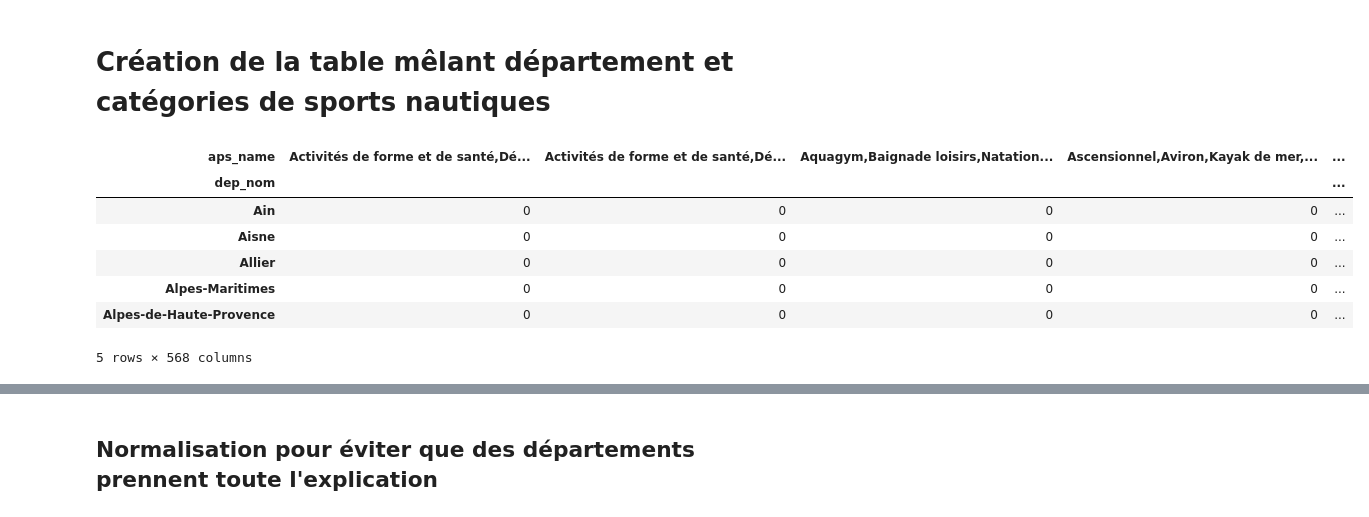
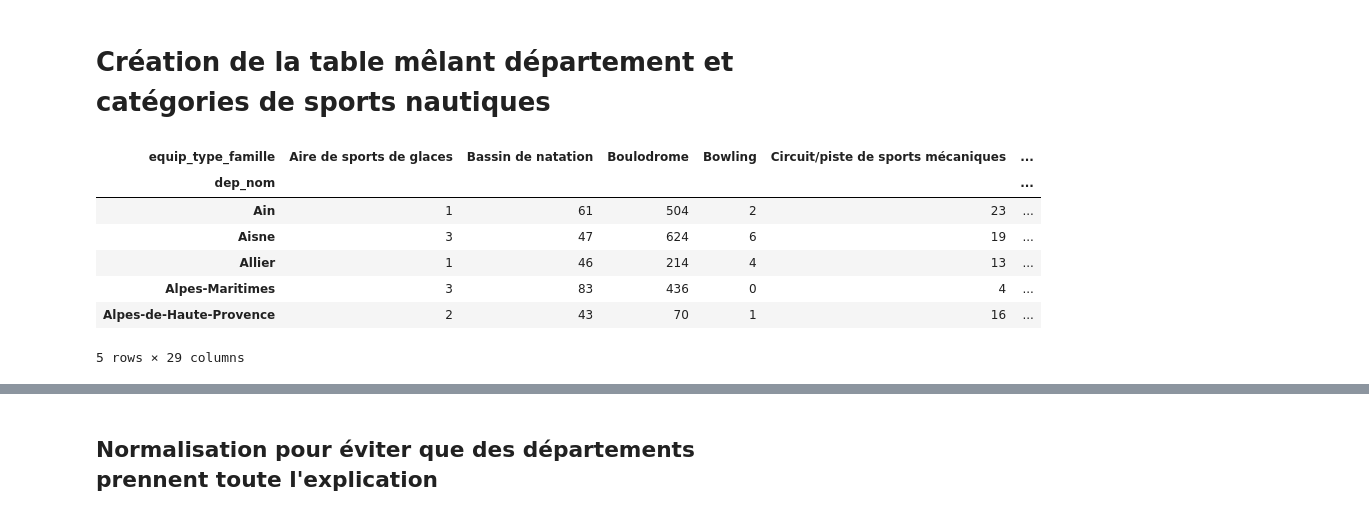
Before and after one commit to LR-Matteo/Projet-Final-Python-DataScience, a Jupyter notebook: matteo.ipynb, the cells around one changed output, grey strips where cells are left out. Cells and saved outputs as stored; diff of their text form; code cells hidden in the pictures.

```diff
--- a/matteo.ipynb
+++ b/matteo.ipynb
@@ -238,20 +238,20 @@ table
 # Création de la table mêlant département et catégories de sports nautiques
 # %%
 table_dep =(
-    data_nautique
-    .groupby(['dep_nom', 'aps_name'])
+    data
+    .groupby(['dep_nom', 'equip_type_famille'])
     .size()
     .unstack(fill_value=0)
 )
 
 table_dep.head()
 # %% [output]
-| aps_name | Activités de forme et de santé,Dé... | Activités de forme et de santé,Dé... | Aquagym,Baignade loisirs,Natation... | Ascensionnel,Aviron,Kayak de mer,... | ... |
-| dep_nom |  |  |  |  | ... |
-| Ain | 0 | 0 | 0 | 0 | ... |
-| Aisne | 0 | 0 | 0 | 0 | ... |
-| Allier | 0 | 0 | 0 | 0 | ... |
-| Alpes-Maritimes | 0 | 0 | 0 | 0 | ... |
-| Alpes-de-Haute-Provence | 0 | 0 | 0 | 0 | ... |
+| equip_type_famille | Aire de sports de glaces | Bassin de natation | Boulodrome | Bowling | Circuit/piste de sports mécaniques | ... |
+| dep_nom |  |  |  |  |  | ... |
+| Ain | 1 | 61 | 504 | 2 | 23 | ... |
+| Aisne | 3 | 47 | 624 | 6 | 19 | ... |
+| Allier | 1 | 46 | 214 | 4 | 13 | ... |
+| Alpes-Maritimes | 3 | 83 | 436 | 0 | 4 | ... |
+| Alpes-de-Haute-Provence | 2 | 43 | 70 | 1 | 16 | ... |
-5 rows × 568 columns
+5 rows × 29 columns
 # %% [markdown]
```
Also changed, not shown: parts of 7 cells of this notebook.
